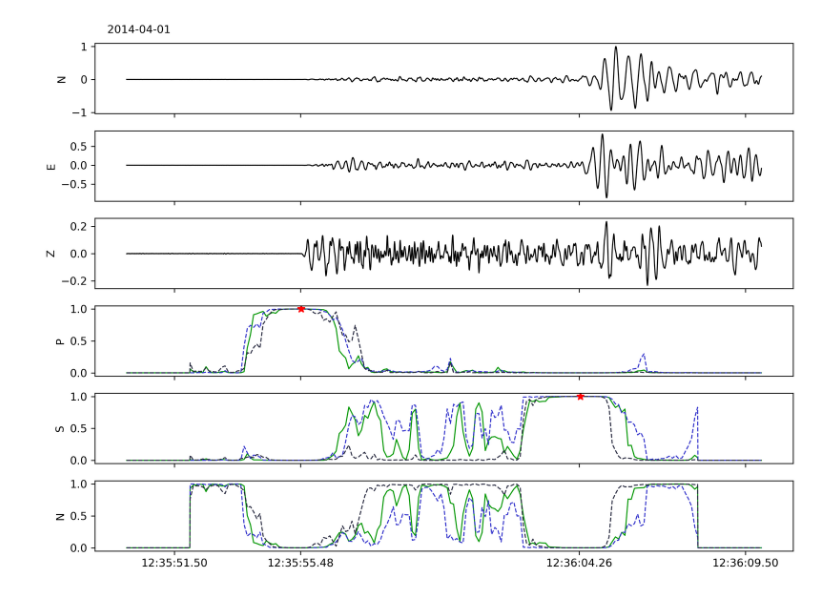
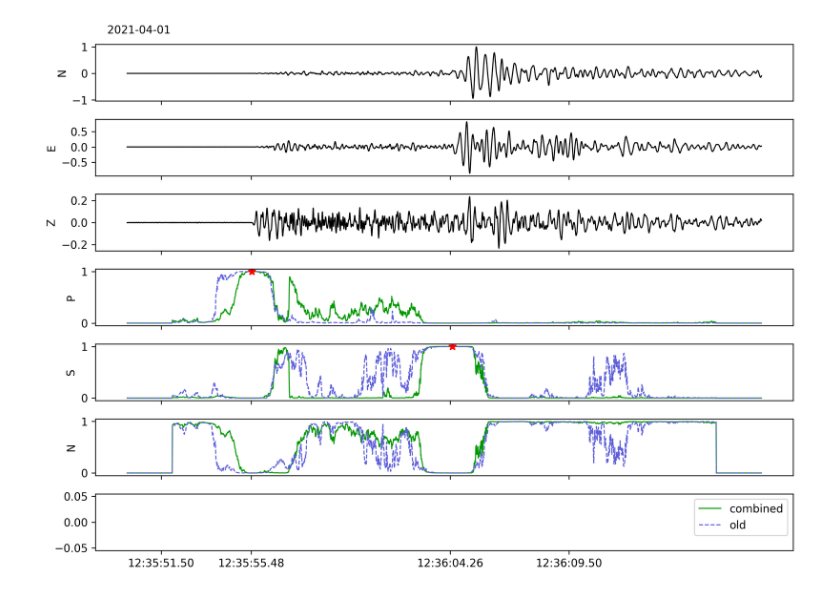
Before and after one commit to Syler1984/seismo-tools, a Jupyter notebook: jupyter_scripts/plot_probability.ipynb, the cells around one changed output. Cells and saved outputs as stored; diff of their text form; code cells hidden in the pictures.

```diff
--- a/jupyter_scripts/plot_probability.ipynb
+++ b/jupyter_scripts/plot_probability.ipynb
@@ -1,12 +1,9 @@
 # %%
 import numpy as np
 # %%
-path_wave = 'C:/data/paper_06_2021/26_07_probability_curves/favor_wave.npy'
-path_scores = 'C:/data/paper_06_2021/26_07_probability_curves/favor_scores.npy'
-path_scores_2 = 'C:/data/paper_06_2021/26_07_probability_curves/cnn_scores.npy'
-path_scores_3 = 'C:/data/paper_06_2021/26_07_probability_curves/gpd_scores.npy'
+path_wave = 'C:/data/t0_b0_wave.npy'
+path_scores = {'combined': 'C:/data/t0_b0_scores_new.npy', 'old': 'C:/data/t0_b0_scores_old.npy'}
 # %%
 wave = np.load(path_wave)
-favor = np.load(path_scores)
-cnn = np.load(path_scores_2)
-gpd = np.load(path_scores_3)
+scores = [np.load(path) for _, path in path_scores.items()]
+legend = [key for key in path_scores]
@@ -63,6 +45,6 @@ plot_wave_scores(wave, scores_2)
 # %%
-def plot_wave_comparred_scores(start_time, wave, *scores, right_shift = 0., draw_max = True,
-                               colors = None, events = [], predictions = None, prediction_color = None, legend = None):
+def plot_wave_comparred_scores(start_time, wave, *scores, right_shift=0., draw_max=True,
+                               colors=None, events=[], predictions=None, prediction_color=None, legend=None):
     """
     Plots 3-channel waveforms and model prediction scores.
     """
@@ -88,7 +70,7 @@ def plot_wave_comparred_scores(start_time, wave, *scores, right_shift = 0., draw
         axes[i].set_ylabel(titles[i])
 
     # Plot scores
-    scores_options = ['', '--', '--']
+    scores_options = ['', '--', ':']
     titles = ['P', 'S', 'N']
 
     # Time and freq
@@ -187,7 +169,7 @@ def plot_wave_comparred_scores(start_time, wave, *scores, right_shift = 0., draw
     # Plot legend
     if legend is not None:
 
-        for j in range(3):
+        for j in range(len(legend)):
 
             argv = {
                 'linewidth': 1.,
@@ -208,36 +190,34 @@ from obspy.core.utcdatetime import UTCDateTime
 # %%
 colors = [
     '#009900',
-    '#3333cc',
-    '#2b2d42'
+    '#5e5edb',
+    '#f54043'
 ]
 
 """
 predictions = [
     [UTCDateTime('2014-04-01T12:35:55.5'), UTCDateTime('2014-04-01T12:36:04.3')],
     [UTCDateTime('2014-04-01T12:35:55.5'), UTCDateTime('2014-04-01T12:36:04.5')],
     [UTCDateTime('2014-04-01T12:35:55.55'), UTCDateTime('2014-04-01T12:36:04.3')]
 ]
 """
 
-predictions = [[UTCDateTime('2014-04-01T12:35:55.5'), UTCDateTime('2014-04-01T12:36:04.3')], None, None]
+predictions = [[UTCDateTime('2021-04-01T12:35:55.5'), UTCDateTime('2021-04-01T12:36:04.74')], None]
+# predictions = [[UTCDateTime('2021-04-01T12:35:55.51'), UTCDateTime('2021-04-01T12:36:04.36')], None]
 
 events = [
-    UTCDateTime('2014-04-01T12:35:55.48'),
-    UTCDateTime('2014-04-01T12:36:04.26')
+    UTCDateTime('2021-04-01T12:35:55.48'),
+    UTCDateTime('2021-04-01T12:36:04.26')
 ]
 
-start = UTCDateTime('2014-04-01T12:35:50')
-
-legend = None
-# legend = ['Seismo-Performer', 'Spec-CNN', 'GPD']
+start = UTCDateTime('2021-04-01T12:35:50')
 
 plot_wave_comparred_scores(start,
                            wave,
-                           favor, cnn, gpd,
-                           draw_max = False,
-                           colors = colors,
-                           events = events, predictions = predictions,
-                           legend = legend, prediction_color = 'r')
+                           *scores,
+                           draw_max=False,
+                           colors=colors,
+                           events=events, predictions=predictions,
+                           legend=legend, prediction_color='r')
 # %% [output]
-[figure, old version]
+[figure, new version]
```
Also changed, not shown: parts of 5 cells of this notebook, 1 other file.
